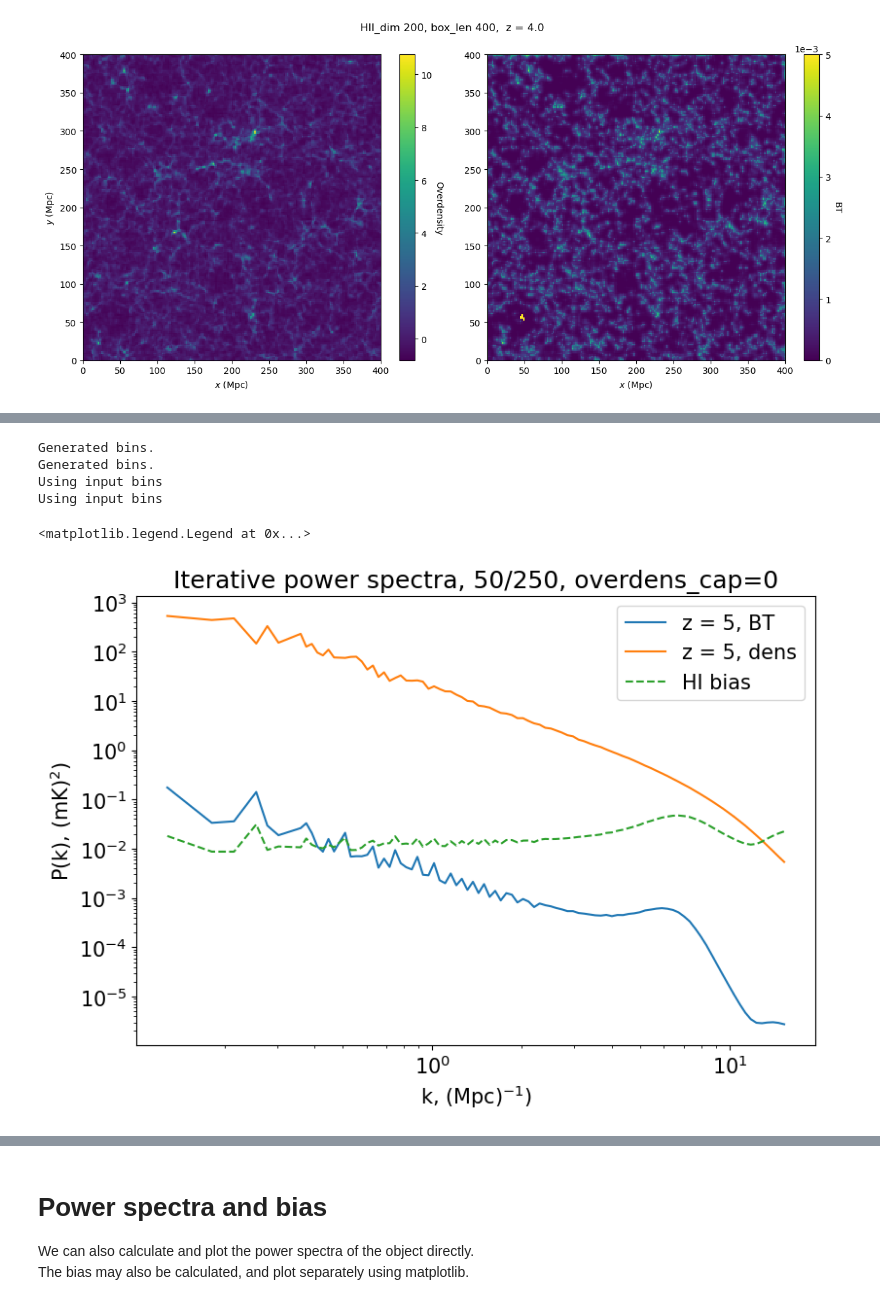
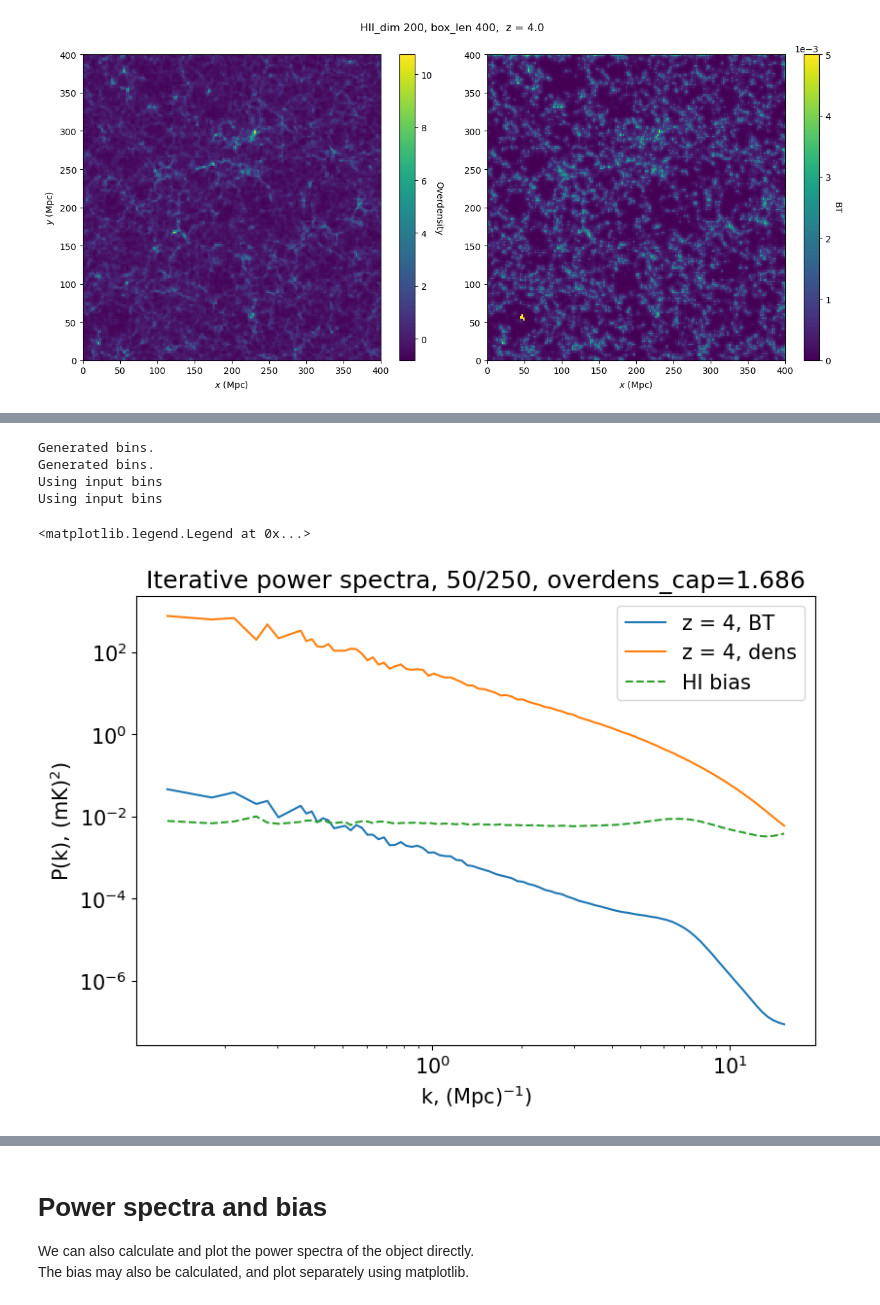
Before and after one commit to raxquax123/postEoR, a Jupyter notebook: examples.ipynb, the cells around one changed output, grey strips where cells are left out. Saved outputs shown, nothing was run; the diff lists cells and outputs as text; code cells hidden in the pictures.

```diff
--- a/examples.ipynb
+++ b/examples.ipynb
@@ -57,3 +61,3 @@ cone.plot_slice(field="BT", vmax=0.005)
 # %%
-box = gen.generate_box(z=5, HII_dim=250, box_len=50, overdens_cap=0, use_watershed=False)
+box = gen.generate_box(z=4, HII_dim=250, box_len=50, overdens_cap=1.686, use_watershed=False)
 # %% [output]
@@ -86,14 +90,14 @@ plt.xlim(left=5e8,right=1e12)
 # %%
 box.get_PS("BT", color="tab:blue")
-box.get_PS("dens", color="tab:orange", title="Iterative power spectra, 50/250, overdens_cap=0")
+box.get_PS("dens", color="tab:orange", title="Iterative power spectra, 50/250, overdens_cap=1.686")
 k, bias = box.get_bias()
 import matplotlib.pyplot as plt
 plt.plot(k, bias, color="tab:green", linestyle="--", label="HI bias")
 plt.legend()
 # %% [output]
 Generated bins.
 Generated bins.
 Using input bins
 Using input bins
 <matplotlib.legend.Legend at 0x...>
-[figure, old version]
+[figure, new version]
```
Also changed, not shown: parts of 6 cells of this notebook, 2 other files.
